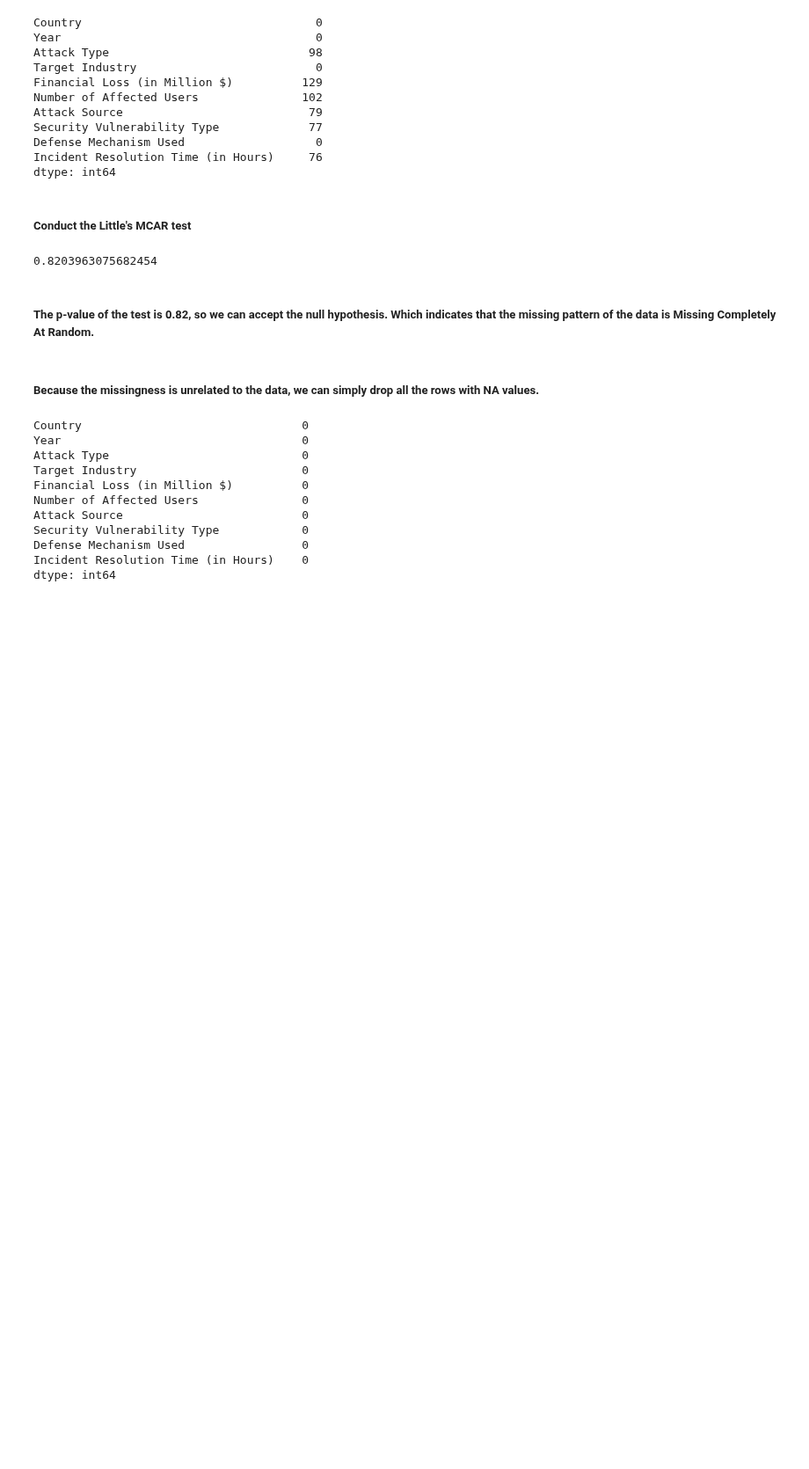
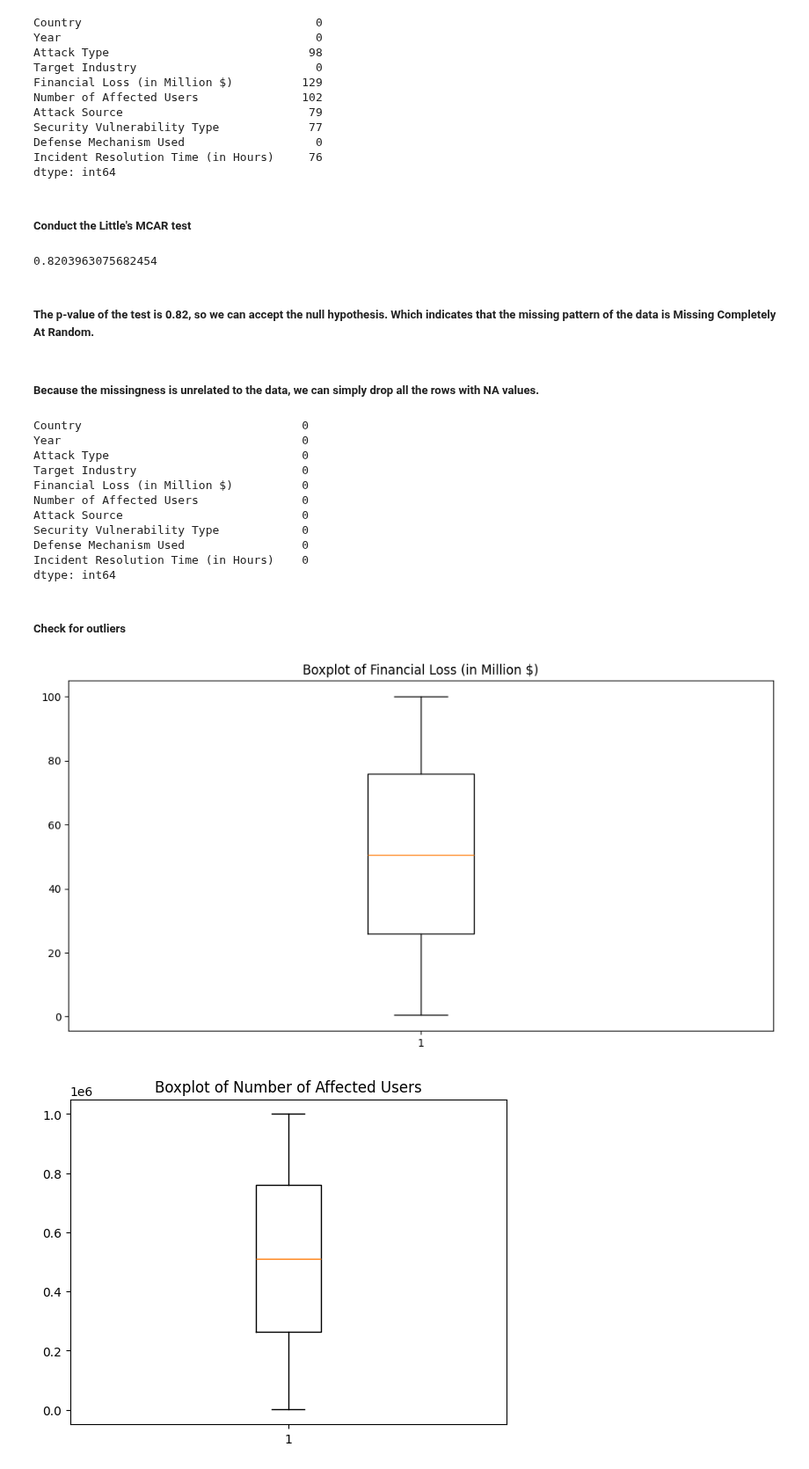
Before and after one commit to immaFrogUwU/Cyber-Security-Threats, a Jupyter notebook: Data_Storytelling_Cyber_Security_Threats.ipynb, the cells around one changed output. Shown at 88% size. Cells and saved outputs as stored; diff of their text form; code cells hidden in the pictures; blank space fills up the shorter version.

Commit message:
outliers checking

```diff
--- a/Data_Storytelling_Cyber_Security_Threats.ipynb
+++ b/Data_Storytelling_Cyber_Security_Threats.ipynb
@@ -77,3 +77,15 @@ Security Vulnerability Type            0
 Defense Mechanism Used                 0
 Incident Resolution Time (in Hours)    0
 dtype: int64
+# %% [markdown]
+##### Check for outliers
+# %%
+numeric_features = ['Financial Loss (in Million $)', 'Number of Affected Users', 'Incident Resolution Time (in Hours)']
+plt.figure(figsize=(12, 6))
+for feature in numeric_features:
+    plt.boxplot(cybersec_cleaned[feature])
+    plt.title(f'Boxplot of {feature}')
+    plt.show()
+# %% [output]
+[figure, added]
+[figure, added]
```
Also changed, not shown: parts of 1 cell of this notebook.
